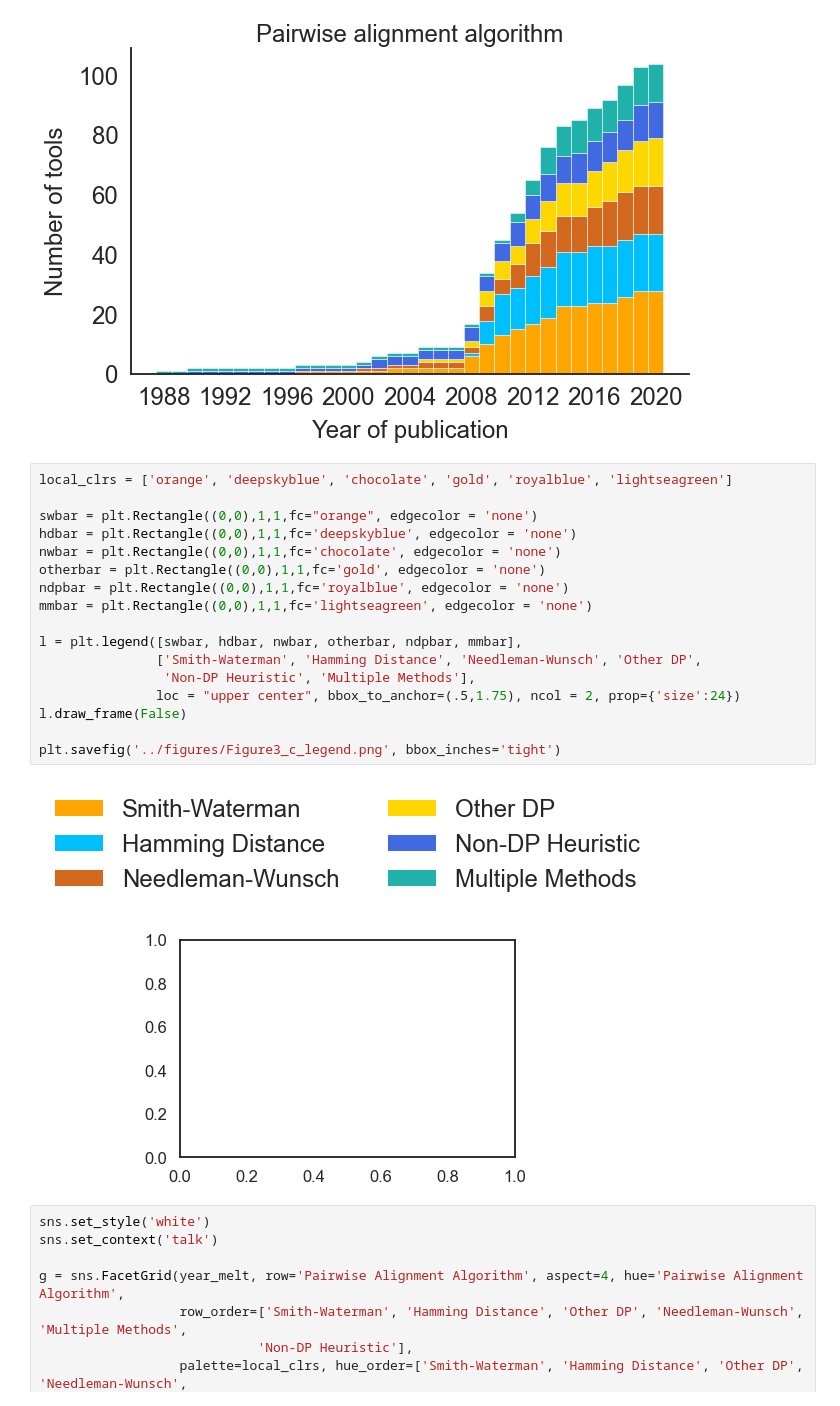
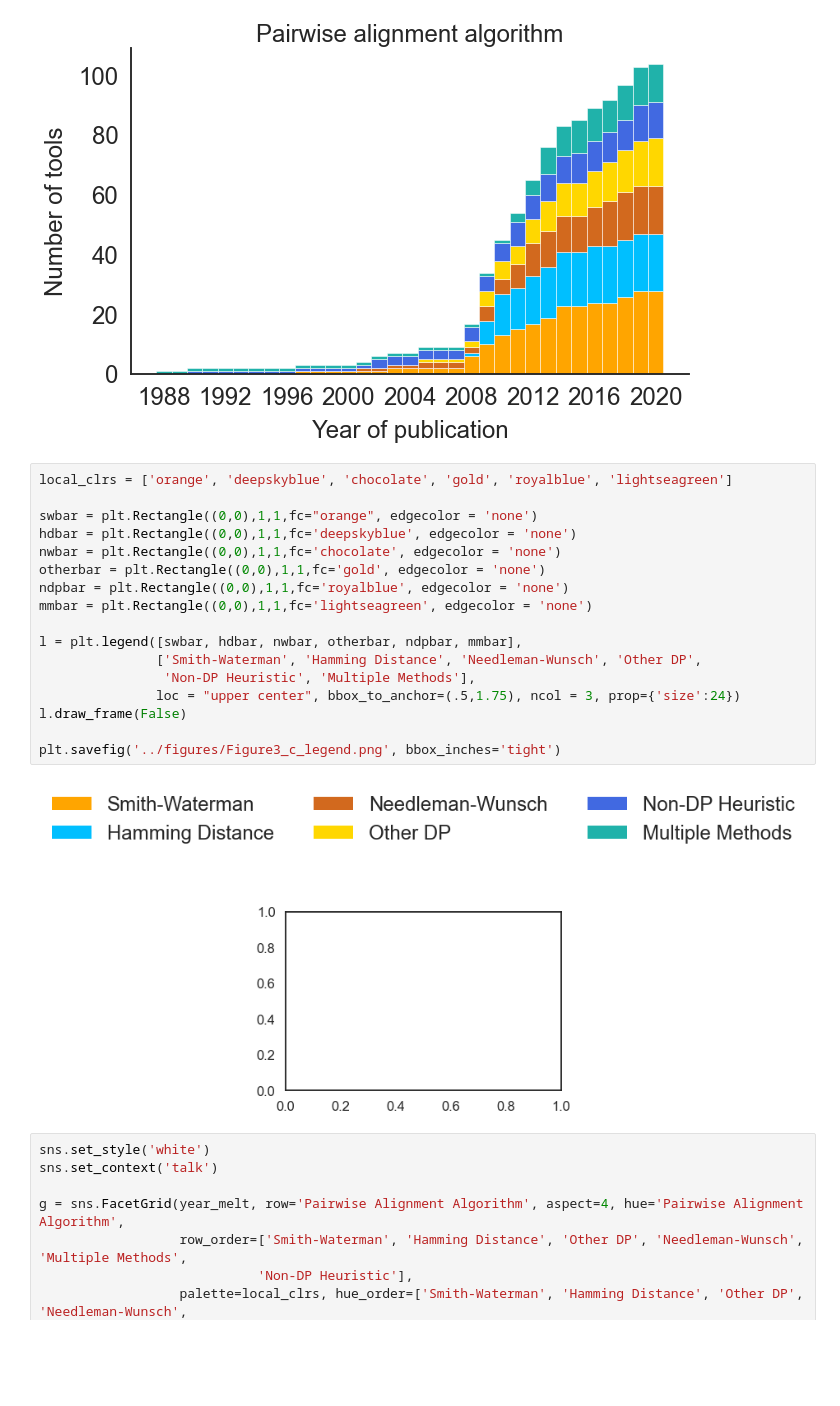
Before and after one commit to Mangul-Lab-USC/review-technology-dictates-algorithms, a Jupyter notebook: notebooks/Figure3.ipynb, the cells around one changed output. Saved outputs shown, nothing was run; the diff lists cells and outputs as text; blank space fills up the shorter version.

```diff
--- a/notebooks/Figure3.ipynb
+++ b/notebooks/Figure3.ipynb
@@ -272,22 +272,22 @@ plt.savefig('../figures/Figure3_c.pdf', bbox_inches='tight')
 # %%
 local_clrs = ['orange', 'deepskyblue', 'chocolate', 'gold', 'royalblue', 'lightseagreen']
 
 swbar = plt.Rectangle((0,0),1,1,fc="orange", edgecolor = 'none')
 hdbar = plt.Rectangle((0,0),1,1,fc='deepskyblue', edgecolor = 'none')
 nwbar = plt.Rectangle((0,0),1,1,fc='chocolate', edgecolor = 'none')
 otherbar = plt.Rectangle((0,0),1,1,fc='gold', edgecolor = 'none')
 ndpbar = plt.Rectangle((0,0),1,1,fc='royalblue', edgecolor = 'none')
 mmbar = plt.Rectangle((0,0),1,1,fc='lightseagreen', edgecolor = 'none')
 
 l = plt.legend([swbar, hdbar, nwbar, otherbar, ndpbar, mmbar],
                ['Smith-Waterman', 'Hamming Distance', 'Needleman-Wunsch', 'Other DP',
                 'Non-DP Heuristic', 'Multiple Methods'],
-               loc = "upper center", bbox_to_anchor=(.5,1.75), ncol = 2, prop={'size':24})
+               loc = "upper center", bbox_to_anchor=(.5,1.75), ncol = 3, prop={'size':24})
 l.draw_frame(False)
 
 plt.savefig('../figures/Figure3_c_legend.png', bbox_inches='tight')
 # %% [output]
-[figure, old version]
+[figure, new version]
 # %%
 sns.set_style('white')
 sns.set_context('talk')
```
Also changed, not shown: parts of 2 cells of this notebook.
